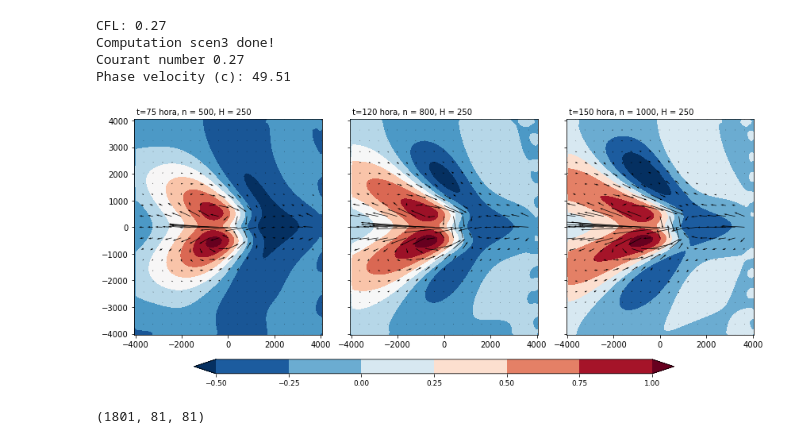
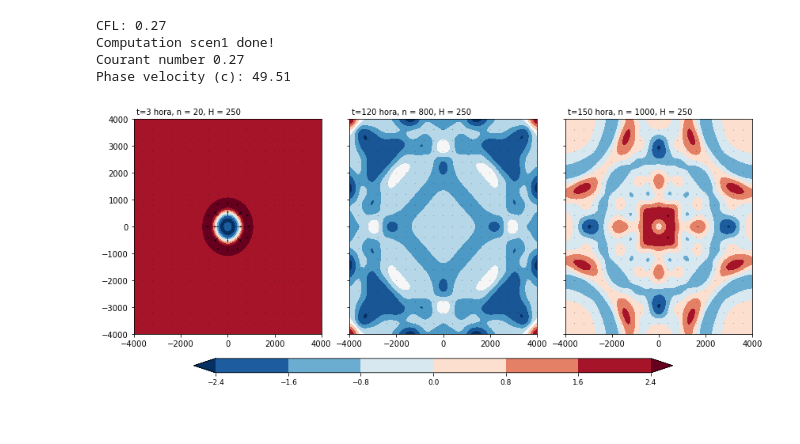
Before and after one commit to adelgadop/Modelagem, a Jupyter notebook: Exercicio_4/test.ipynb, the cells around one changed output. Saved outputs shown, nothing was run; the diff lists cells and outputs as text; code cells hidden in the pictures.

Commit message:
Changing and correction Leapfrog

```diff
--- a/Exercicio_4/test.ipynb
+++ b/Exercicio_4/test.ipynb
@@ -0,0 +1,12 @@
+# %%
+import time
+import numpy as np
+import matplotlib.pyplot as plt
+from mpl_toolkits.axes_grid1 import make_axes_locatable
+import imageio.v2 as imageio
+from functions import *
+import os
+
+# C-grid Arakawa, design
+Nx, Ny = 80, 80
+y, yv, Xu, Yu, Xv, Yv, Xh, Yh, dx, dy = plot_gridC(Nx, Ny)
@@ -1,17 +15,11 @@
 # %%
-import numpy as np
-import matplotlib.pyplot as plt
-import imageio.v2 as imageio
-from functions import *
-import os
-
 # Physics parameters --------------------------------
 g = 9.80665         # Gravity acceleration [m/s^2]
-H = 250             # Height of the fluid [m]
+H = 250            # Height of the fluid [m]
 c = np.sqrt(g*H)    # Velocity phase [m/s]
 
 # Conditions
-Nx, Ny, dx, dy, Nt, dt, lat, Nrx, Nry  = 80, 80, 100*1e3, 100*1e3, 1800, 540, -20, 10, 4
+Nt, dt, lat, Nrx, Nry  = 1000, 540, -20, 4, 4
 """
 scen1: f=0
 scen2: f at -20 degrees as lat
@@ -20,16 +28,17 @@ dx: 100 km = 100*1e3
 dy: 100 km = 100*1e3
 """
 rad = True          # radiational
-cen = 'scen3'
+scen = 'scen1'
 print("CFL: {:.2f}".format(c*dt/dx))
 
 if c*dt/dx <= 0.35:
-    scen, x, y, yv, Xu, Yu, Xv, Yv, Xh, Yh, u, v, h, Fu, f, beta, div, vor = conditions(cen, lat, Nx, Ny, dx, dy, Nt, Nrx, Nry)
+    u, v, h, Fu, f, beta, div, vor = conditions(scen, Xu, Yu, Xh, Yh, yv,
+                                                lat, Nx, Ny, dx, dy, Nt, Nrx, Nry)
 
-    u, v, h, div, vor = leapfrog(scen, Nx, Ny, Nt, u, v, h, g, dx, dy, dt,
+    u, v, h, div, vor = leapfrog(scen, Nt, u, v, h, g, dx, dy, dt,
                                  H, Fu, f, beta, y, yv, c, div, vor, rad)
 
-    print("Computation " + cen + " done!")
+    print("Computation " + scen + " done!")
 else:
     print("Oops! CFL > 0.35. Reduce dt or increase dx, dy")
 
@@ -37,34 +46,33 @@ print("Courant number {:.2f}".format(c*dt/dx))
 print("Phase velocity (c): {:.2f}".format(c))
 # %% [output]
 CFL: 0.27
-Computation scen3 done!
+Computation scen1 done!
 Courant number 0.27
 Phase velocity (c): 49.51
 # %%
 # Arrows
-arrow = 0.001
+arrow = 0.01
 staged_u = np.zeros((Nt+1, Nx+1, Ny+1))
 staged_v = np.zeros((Nt+1, Nx+1, Ny+1))
 
-lvs = list(np.linspace(-1,1,100))
 titles = ['f = 0', 'f em -20°S', 'Beta equatorial']
 
 fig, axes = plt.subplots(1,3, figsize=(14,5), sharex=True, sharey=True,
                          gridspec_kw={'wspace':0.15, 'hspace':0.15} )
-for ax, n in zip(axes.flatten(), [500, 800, 1000]):
+for ax, n in zip(axes.flatten(), [20, 800, 1000]):
     im = ax.contourf(Xh/1000,Yh/1000, h[n,:,:], cmap=plt.cm.RdBu_r,  extend='both')
     #cbar = fig.colorbar(im, ax=ax, orientation="vertical")
     staged_u[:, :, :] = (u[:, 1:, :] + u[:, :-1, :]) * 0.5
     staged_v[:, :, :] = (v[:, :, 1:] + v[:, :, :-1]) * 0.5
     ax.quiver(Xh[::4, ::4]/1000, Yh[::4, ::4]/1000, staged_u[n,::4, ::4], staged_v[n,::4, ::4],
               units = "xy", scale = arrow)
     #qk = ax.quiverkey(Q, 0.9, 0.8, 1000, "0.1 m/s", labelpos = "E", coordinates = "figure")
     ax.set_title(" t={:.0f} hora, n = {:.0f}, H = {:.0f}".format(dt*n/3600, n, H), fontsize=10, loc='left')
 cax = fig.add_axes([.2,-.01,0.6,.05]) # left, bottom, width, height
 cbar = fig.colorbar(im, cax=cax, orientation='horizontal') # pad, shrink
 cbar.ax.tick_params(labelsize=9)
 # %% [output]
-[figure, old version]
+[figure, new version]
 # %%
 # animation
 # ---------
@@ -101,7 +111,3 @@ with imageio.get_writer('gifs/leap_teste_'+cf+'_'+str(H)+'m_'+scen+'.gif', mode=
 # Remove files
 for filename in set(filenames):
     os.remove(filename)
-# %%
-h.shape
-# %% [output]
-(1801, 81, 81)
```
Also changed, not shown: parts of 2 cells of this notebook, 4 other files.
